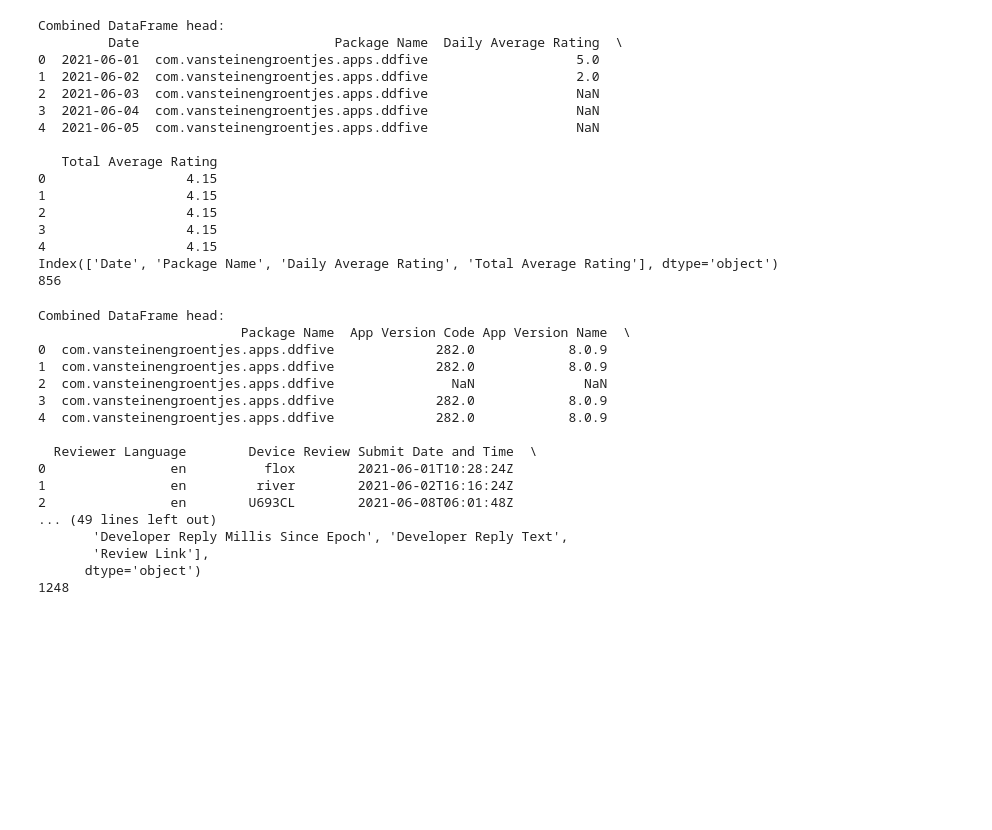
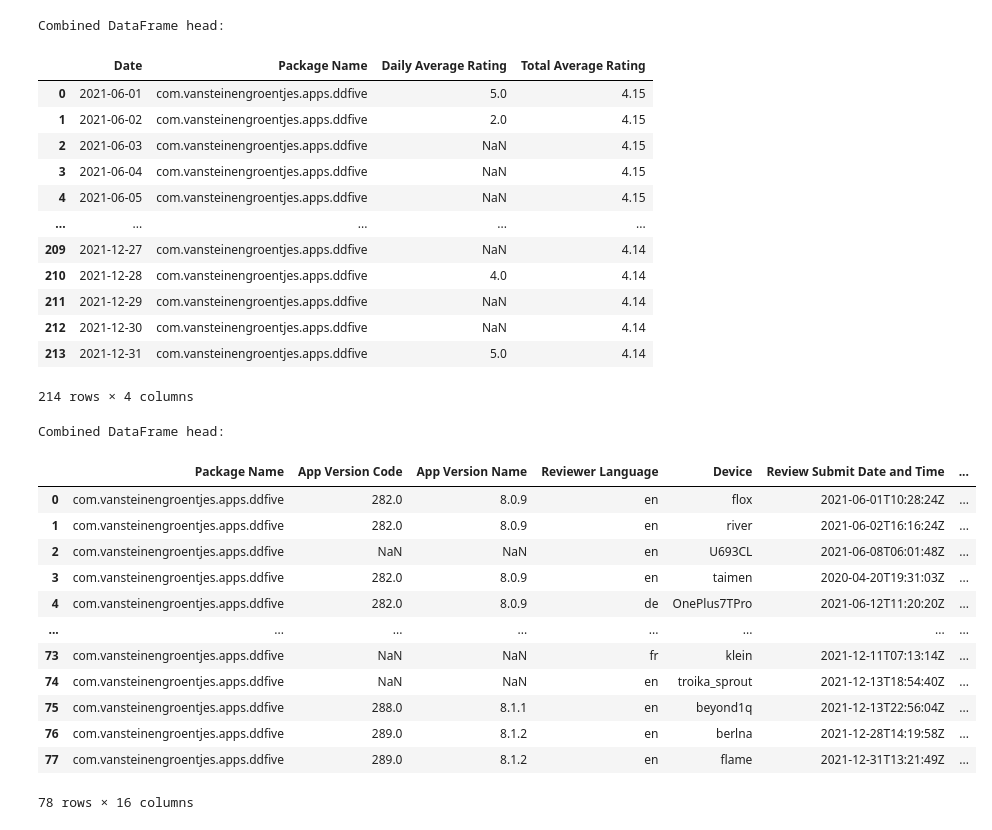
Before and after one commit to poparares6/Visual-Analytics, a Jupyter notebook: Visual Analytics/Visual Analytics.ipynb, the cells around one changed output. Cells and saved outputs as stored; diff of their text form; code cells hidden in the pictures; blank space fills up the shorter version.

```diff
--- a/Visual Analytics/Visual Analytics.ipynb
+++ b/Visual Analytics/Visual Analytics.ipynb
@@ -173,52 +159,45 @@ Index(['Date', 'Package Name', 'Country', 'Daily Average Rating',
 # %%
+### stats_rating_overview
 file_paths = glob.glob(os.path.join('Data', 'stats_ratings_*_overview.csv'))
 stats_ratings_overview_dfs = [pd.read_csv(file, encoding='utf-16') for file in file_paths]
 stats_ratings_overview_dfs = pd.concat(stats_ratings_overview_dfs, ignore_index=True)
 print("Combined DataFrame head:")
-print(stats_ratings_overview_dfs.head())
-print(stats_ratings_overview_dfs.columns)
-print(stats_ratings_overview_dfs.size)
+stats_ratings_overview_dfs
 # %% [output]
 Combined DataFrame head:
-         Date                         Package Name  Daily Average Rating  \
-0  2021-06-01  com.vansteinengroentjes.apps.ddfive                   5.0
-1  2021-06-02  com.vansteinengroentjes.apps.ddfive                   2.0
-2  2021-06-03  com.vansteinengroentjes.apps.ddfive                   NaN
-3  2021-06-04  com.vansteinengroentjes.apps.ddfive                   NaN
-4  2021-06-05  com.vansteinengroentjes.apps.ddfive                   NaN
-
-   Total Average Rating
-0                  4.15
-1                  4.15
-2                  4.15
-3                  4.15
-4                  4.15
-Index(['Date', 'Package Name', 'Daily Average Rating', 'Total Average Rating'], dtype='object')
-856
+|  | Date | Package Name | Daily Average Rating | Total Average Rating |
+| 0 | 2021-06-01 | com.vansteinengroentjes.apps.ddfive | 5.0 | 4.15 |
+| 1 | 2021-06-02 | com.vansteinengroentjes.apps.ddfive | 2.0 | 4.15 |
+| 2 | 2021-06-03 | com.vansteinengroentjes.apps.ddfive | NaN | 4.15 |
+| 3 | 2021-06-04 | com.vansteinengroentjes.apps.ddfive | NaN | 4.15 |
+| 4 | 2021-06-05 | com.vansteinengroentjes.apps.ddfive | NaN | 4.15 |
+| ... | ... | ... | ... | ... |
+| 209 | 2021-12-27 | com.vansteinengroentjes.apps.ddfive | NaN | 4.14 |
+| 210 | 2021-12-28 | com.vansteinengroentjes.apps.ddfive | 4.0 | 4.14 |
+| 211 | 2021-12-29 | com.vansteinengroentjes.apps.ddfive | NaN | 4.14 |
+| 212 | 2021-12-30 | com.vansteinengroentjes.apps.ddfive | NaN | 4.14 |
+| 213 | 2021-12-31 | com.vansteinengroentjes.apps.ddfive | 5.0 | 4.14 |
+214 rows × 4 columns
 # %%
+### reviews
 file_paths = glob.glob(os.path.join('Data', 'reviews_*.csv'))
 reviews_dfs = [pd.read_csv(file, encoding='utf-16') for file in file_paths]
 reviews_dfs = pd.concat(reviews_dfs, ignore_index=True)
 print("Combined DataFrame head:")
-print(reviews_dfs.head())
-print(reviews_dfs.columns)
-print(reviews_dfs.size)
+reviews_dfs
 # %% [output]
 Combined DataFrame head:
-                          Package Name  App Version Code App Version Name  \
-0  com.vansteinengroentjes.apps.ddfive             282.0            8.0.9
-1  com.vansteinengroentjes.apps.ddfive             282.0            8.0.9
-2  com.vansteinengroentjes.apps.ddfive               NaN              NaN
-3  com.vansteinengroentjes.apps.ddfive             282.0            8.0.9
-4  com.vansteinengroentjes.apps.ddfive             282.0            8.0.9
-
-  Reviewer Language        Device Review Submit Date and Time  \
-0                en          flox        2021-06-01T10:28:24Z
-1                en         river        2021-06-02T16:16:24Z
-2                en        U693CL        2021-06-08T06:01:48Z
-... (49 lines left out)
-       'Developer Reply Millis Since Epoch', 'Developer Reply Text',
-       'Review Link'],
-      dtype='object')
-1248
+|  | Package Name | App Version Code | App Version Name | Reviewer Language | Device | Review Submit Date and Time | ... |
+| 0 | com.vansteinengroentjes.apps.ddfive | 282.0 | 8.0.9 | en | flox | 2021-06-01T10:28:24Z | ... |
+| 1 | com.vansteinengroentjes.apps.ddfive | 282.0 | 8.0.9 | en | river | 2021-06-02T16:16:24Z | ... |
+| 2 | com.vansteinengroentjes.apps.ddfive | NaN | NaN | en | U693CL | 2021-06-08T06:01:48Z | ... |
+| 3 | com.vansteinengroentjes.apps.ddfive | 282.0 | 8.0.9 | en | taimen | 2020-04-20T19:31:03Z | ... |
+| 4 | com.vansteinengroentjes.apps.ddfive | 282.0 | 8.0.9 | de | OnePlus7TPro | 2021-06-12T11:20:20Z | ... |
+| ... | ... | ... | ... | ... | ... | ... | ... |
+| 73 | com.vansteinengroentjes.apps.ddfive | NaN | NaN | fr | klein | 2021-12-11T07:13:14Z | ... |
+| 74 | com.vansteinengroentjes.apps.ddfive | NaN | NaN | en | troika_sprout | 2021-12-13T18:54:40Z | ... |
+| 75 | com.vansteinengroentjes.apps.ddfive | 288.0 | 8.1.1 | en | beyond1q | 2021-12-13T22:56:04Z | ... |
+| 76 | com.vansteinengroentjes.apps.ddfive | 289.0 | 8.1.2 | en | berlna | 2021-12-28T14:19:58Z | ... |
+| 77 | com.vansteinengroentjes.apps.ddfive | 289.0 | 8.1.2 | en | flame | 2021-12-31T13:21:49Z | ... |
+78 rows × 16 columns
 # %%
```
Also changed, not shown: parts of 9 cells of this notebook.
